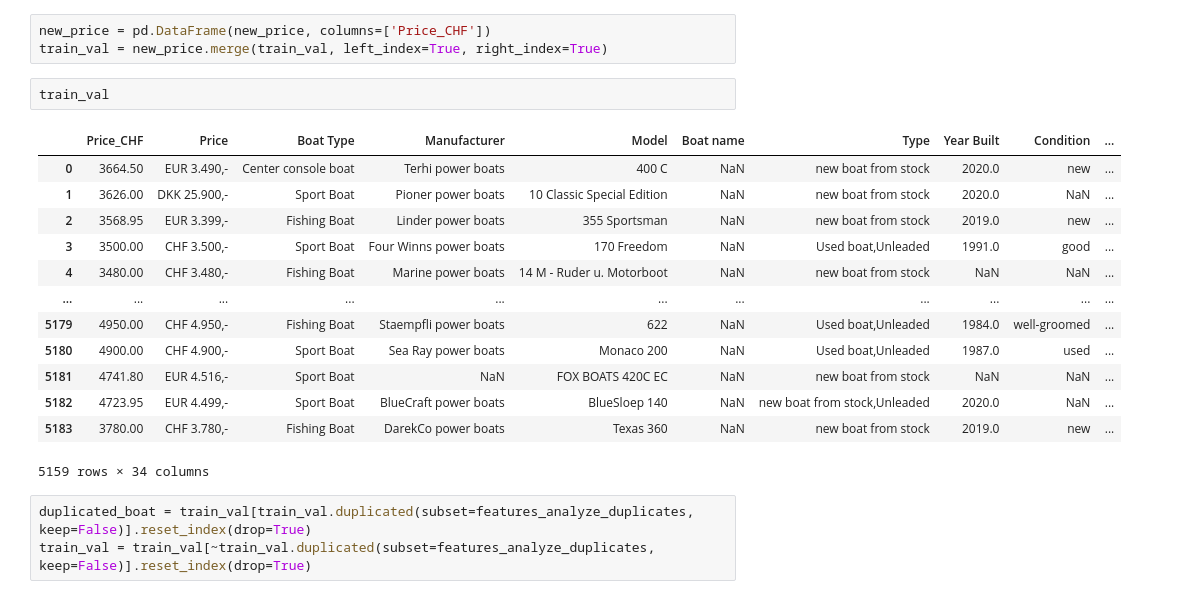
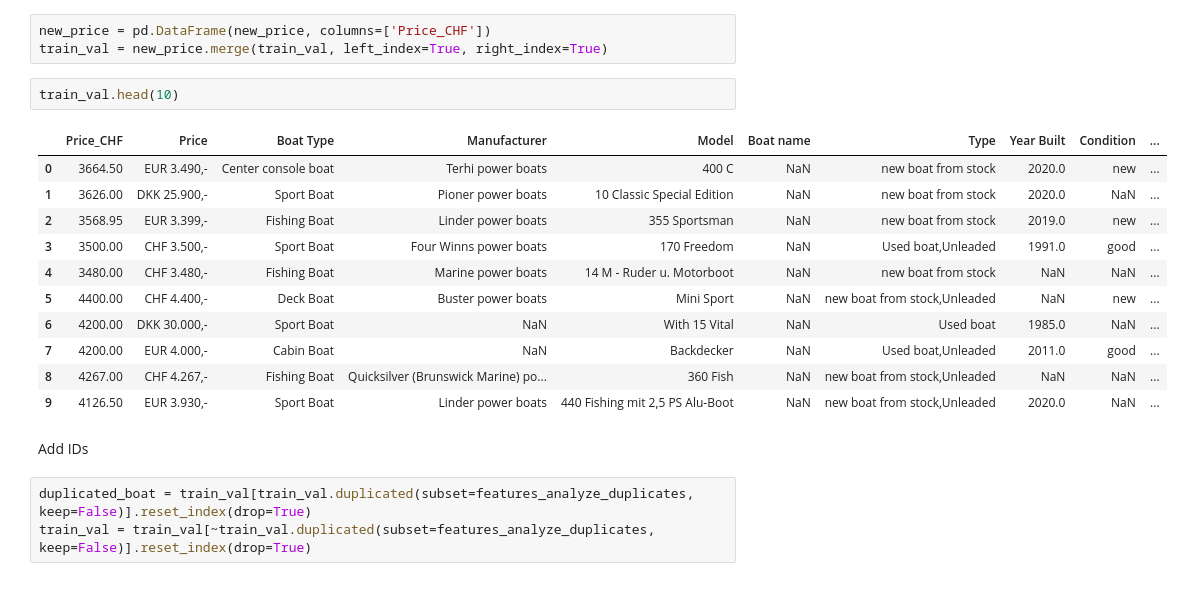
Before and after one commit to lovedatascience1/AcademyPublic, a Jupyter notebook: Boats.ipynb, the cells around one changed output. Cells and saved outputs as stored; diff of their text form.

```diff
--- a/Boats.ipynb
+++ b/Boats.ipynb
@@ -640,21 +525,21 @@ new_price = data_part.apply(lambda x: dict_change[x[0]] * x[2], axis=1)
 new_price = pd.DataFrame(new_price, columns=['Price_CHF'])
 train_val = new_price.merge(train_val, left_index=True, right_index=True)
 # %%
-train_val
+train_val.head(10)
 # %% [output]
 |  | Price_CHF | Price | Boat Type | Manufacturer | Model | Boat name | Type | Year Built | Condition | ... |
 | 0 | 3664.50 | EUR 3.490,- | Center console boat | Terhi power boats | 400 C | NaN | new boat from stock | 2020.0 | new | ... |
 | 1 | 3626.00 | DKK 25.900,- | Sport Boat | Pioner power boats | 10 Classic Special Edition | NaN | new boat from stock | 2020.0 | NaN | ... |
 | 2 | 3568.95 | EUR 3.399,- | Fishing Boat | Linder power boats | 355 Sportsman | NaN | new boat from stock | 2019.0 | new | ... |
 | 3 | 3500.00 | CHF 3.500,- | Sport Boat | Four Winns power boats | 170 Freedom | NaN | Used boat,Unleaded | 1991.0 | good | ... |
 | 4 | 3480.00 | CHF 3.480,- | Fishing Boat | Marine power boats | 14 M - Ruder u. Motorboot | NaN | new boat from stock | NaN | NaN | ... |
-| ... | ... | ... | ... | ... | ... | ... | ... | ... | ... | ... |
-| 5179 | 4950.00 | CHF 4.950,- | Fishing Boat | Staempfli power boats | 622 | NaN | Used boat,Unleaded | 1984.0 | well-groomed | ... |
-| 5180 | 4900.00 | CHF 4.900,- | Sport Boat | Sea Ray power boats | Monaco 200 | NaN | Used boat,Unleaded | 1987.0 | used | ... |
-| 5181 | 4741.80 | EUR 4.516,- | Sport Boat | NaN | FOX BOATS 420C EC | NaN | new boat from stock | NaN | NaN | ... |
-| 5182 | 4723.95 | EUR 4.499,- | Sport Boat | BlueCraft power boats | BlueSloep 140 | NaN | new boat from stock,Unleaded | 2020.0 | NaN | ... |
-| 5183 | 3780.00 | CHF 3.780,- | Fishing Boat | DarekCo power boats | Texas 360 | NaN | new boat from stock | 2019.0 | new | ... |
+| 5 | 4400.00 | CHF 4.400,- | Deck Boat | Buster power boats | Mini Sport | NaN | new boat from stock,Unleaded | NaN | new | ... |
+| 6 | 4200.00 | DKK 30.000,- | Sport Boat | NaN | With 15 Vital | NaN | Used boat | 1985.0 | NaN | ... |
+| 7 | 4200.00 | EUR 4.000,- | Cabin Boat | NaN | Backdecker | NaN | Used boat,Unleaded | 2011.0 | good | ... |
+| 8 | 4267.00 | CHF 4.267,- | Fishing Boat | Quicksilver (Brunswick Marine) po... | 360 Fish | NaN | new boat from stock,Unleaded | NaN | NaN | ... |
+| 9 | 4126.50 | EUR 3.930,- | Sport Boat | Linder power boats | 440 Fishing mit 2,5 PS Alu-Boot | NaN | new boat from stock,Unleaded | 2020.0 | NaN | ... |
-5159 rows × 34 columns
+# %% [markdown]
+Add IDs
 # %%
 duplicated_boat = train_val[train_val.duplicated(subset=features_analyze_duplicates, keep=False)].reset_index(drop=True)
 train_val = train_val[~train_val.duplicated(subset=features_analyze_duplicates, keep=False)].reset_index(drop=True)
```
Also changed, not shown: parts of 145 cells of this notebook.
